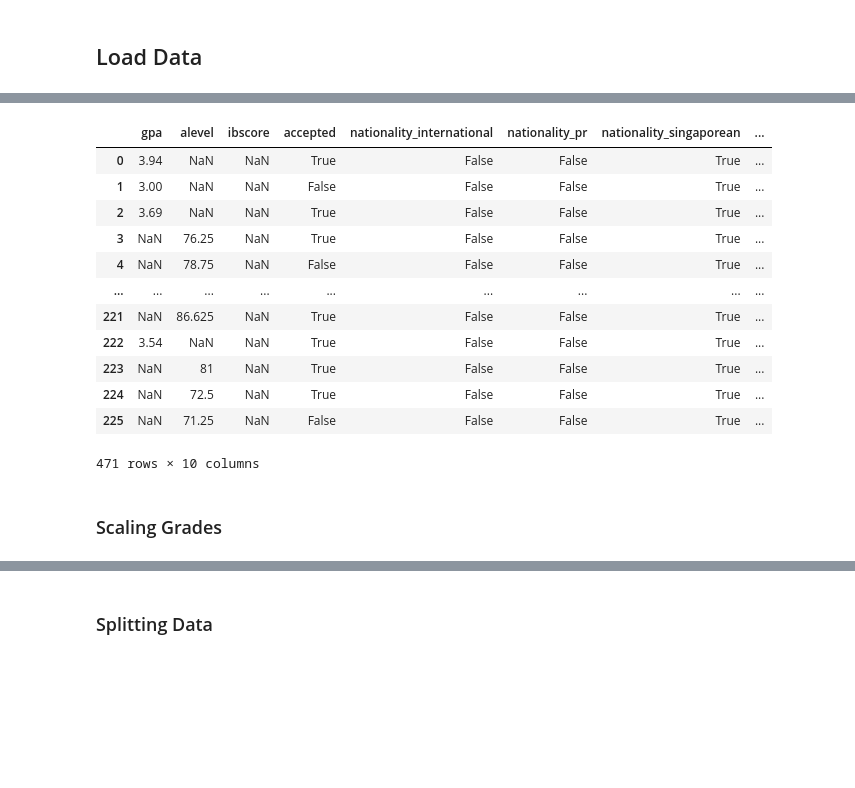
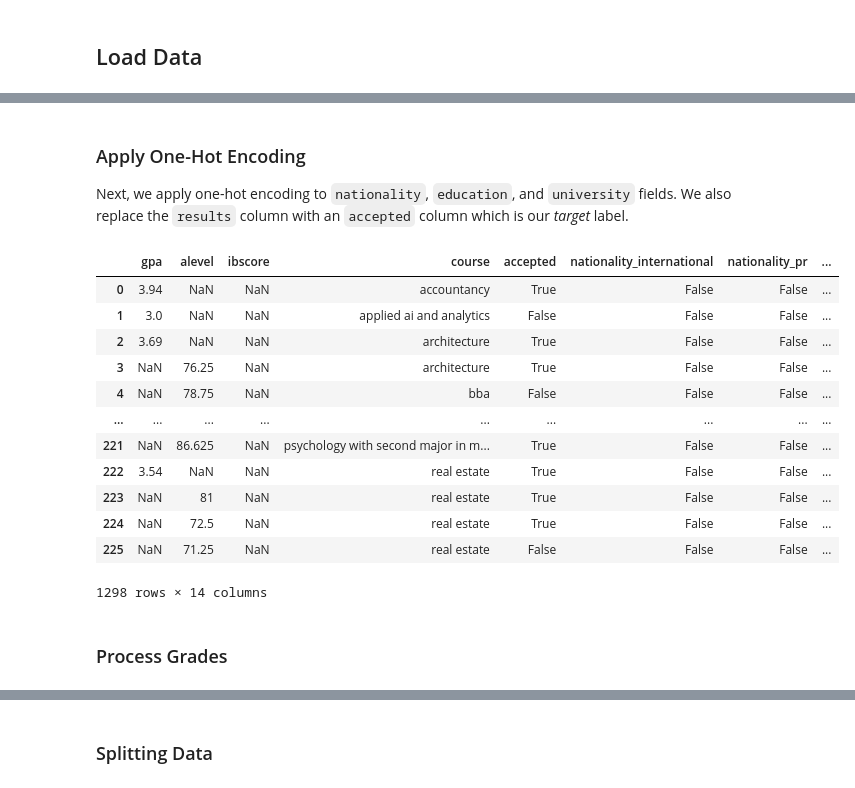
Before and after one commit to wuihee/sg-uni-application-model, a Jupyter notebook: sg-uni-model.ipynb, the cells around one changed output, grey strips where cells are left out. Drawn from its saved outputs; the diff is of its cells as text; code cells hidden in the pictures; blank space fills up the shorter version.

```diff
--- a/sg-uni-model.ipynb
+++ b/sg-uni-model.ipynb
@@ -32,0 +15,5 @@ df.sample(10)
+# %%
+df = pd.DataFrame()
+for file in Path("./data").iterdir():
+    df = pd.concat([df, pd.read_csv(file, header=1)])
+df.sample(10)
@@ -33,53 +74,32 @@ df.sample(10)
+# %% [markdown]
+### Apply One-Hot Encoding
+
+Next, we apply one-hot encoding to `nationality`, `education`, and `university` fields. We also replace the `results` column with an `accepted` column which is our *target* label.
 # %%
-# Rename columns
-df.columns = [
-    "nationality",
-    "education",
-    "gpa",
-    "alevel",
-    "ibscore",
-    "university",
-    "course",
-    "accepted",
-]
+def one_hot_encoding(df):
+    # Applying one-hot encoding to 'nationality' and 'education
+    df = pd.get_dummies(df, columns=["nationality", "education", "university"])
 
-# Change column data to lowercase.
-columns_to_lower = ["nationality", "education", "course", "accepted"]
-for column in columns_to_lower:
-    df[column] = df[column].str.lower()
+    # Encode results with 0 or 1.
+    df["accepted"] = df["accepted"].apply(lambda x: True if "accepted" in x else False)
+    return df
 
-# Applying one-hot encoding to 'nationality' and 'education
-df = pd.get_dummies(df, columns=["nationality", "education"])
 
-# Encode results with 0 or 1.
-df["accepted"] = df["accepted"].apply(lambda x: True if "accepted" in x else False)
-
-# Drop 'university' for now because all NUS.
-df = df.drop("university", axis=1)
-
-# Also drop 'course' for now.
-df = df.drop("course", axis=1)
-
-# Remove alphabetical characters from alevel column.
-pattern = r"\d{2}(\.?\d*)?"
-df["alevel"] = df["alevel"].apply(
-    lambda x: re.search(pattern, x).group() if isinstance(x, str) else np.nan
-)
-
+df = one_hot_encoding(df)
 display(df)
 # %% [output]
-|  | gpa | alevel | ibscore | accepted | nationality_international | nationality_pr | nationality_singaporean | ... |
-| 0 | 3.94 | NaN | NaN | True | False | False | True | ... |
-| 1 | 3.00 | NaN | NaN | False | False | False | True | ... |
-| 2 | 3.69 | NaN | NaN | True | False | False | True | ... |
-| 3 | NaN | 76.25 | NaN | True | False | False | True | ... |
-| 4 | NaN | 78.75 | NaN | False | False | False | True | ... |
+|  | gpa | alevel | ibscore | course | accepted | nationality_international | nationality_pr | ... |
+| 0 | 3.94 | NaN | NaN | accountancy | True | False | False | ... |
+| 1 | 3.0 | NaN | NaN | applied ai and analytics | False | False | False | ... |
+| 2 | 3.69 | NaN | NaN | architecture | True | False | False | ... |
+| 3 | NaN | 76.25 | NaN | architecture | True | False | False | ... |
+| 4 | NaN | 78.75 | NaN | bba | False | False | False | ... |
 | ... | ... | ... | ... | ... | ... | ... | ... | ... |
-| 221 | NaN | 86.625 | NaN | True | False | False | True | ... |
-| 222 | 3.54 | NaN | NaN | True | False | False | True | ... |
-| 223 | NaN | 81 | NaN | True | False | False | True | ... |
-| 224 | NaN | 72.5 | NaN | True | False | False | True | ... |
-| 225 | NaN | 71.25 | NaN | False | False | False | True | ... |
+| 221 | NaN | 86.625 | NaN | psychology with second major in m... | True | False | False | ... |
+| 222 | 3.54 | NaN | NaN | real estate | True | False | False | ... |
+| 223 | NaN | 81 | NaN | real estate | True | False | False | ... |
+| 224 | NaN | 72.5 | NaN | real estate | True | False | False | ... |
+| 225 | NaN | 71.25 | NaN | real estate | False | False | False | ... |
-471 rows × 10 columns
+1298 rows × 14 columns
 # %% [markdown]
-### Scaling Grades
+### Process Grades
```
Also changed, not shown: parts of 16 cells of this notebook.
